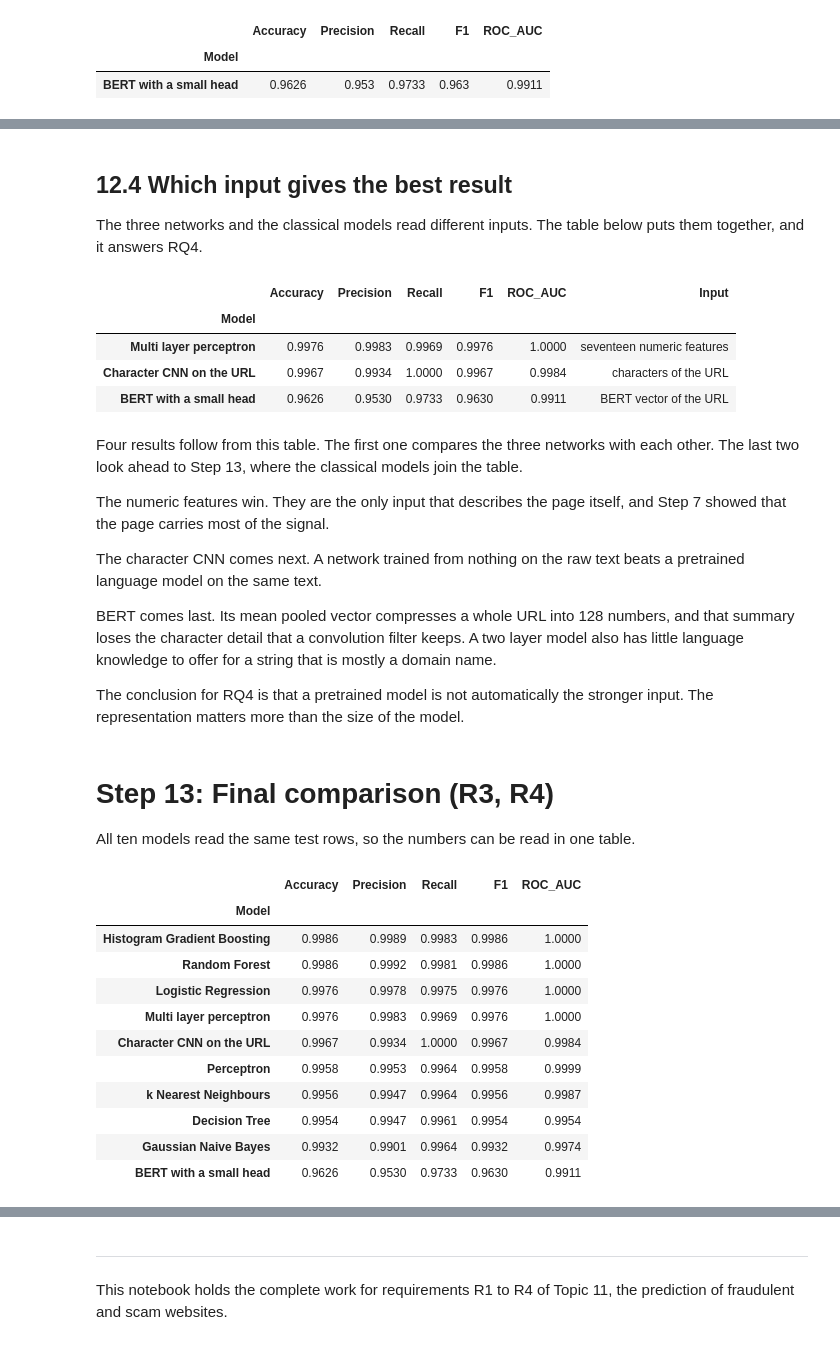
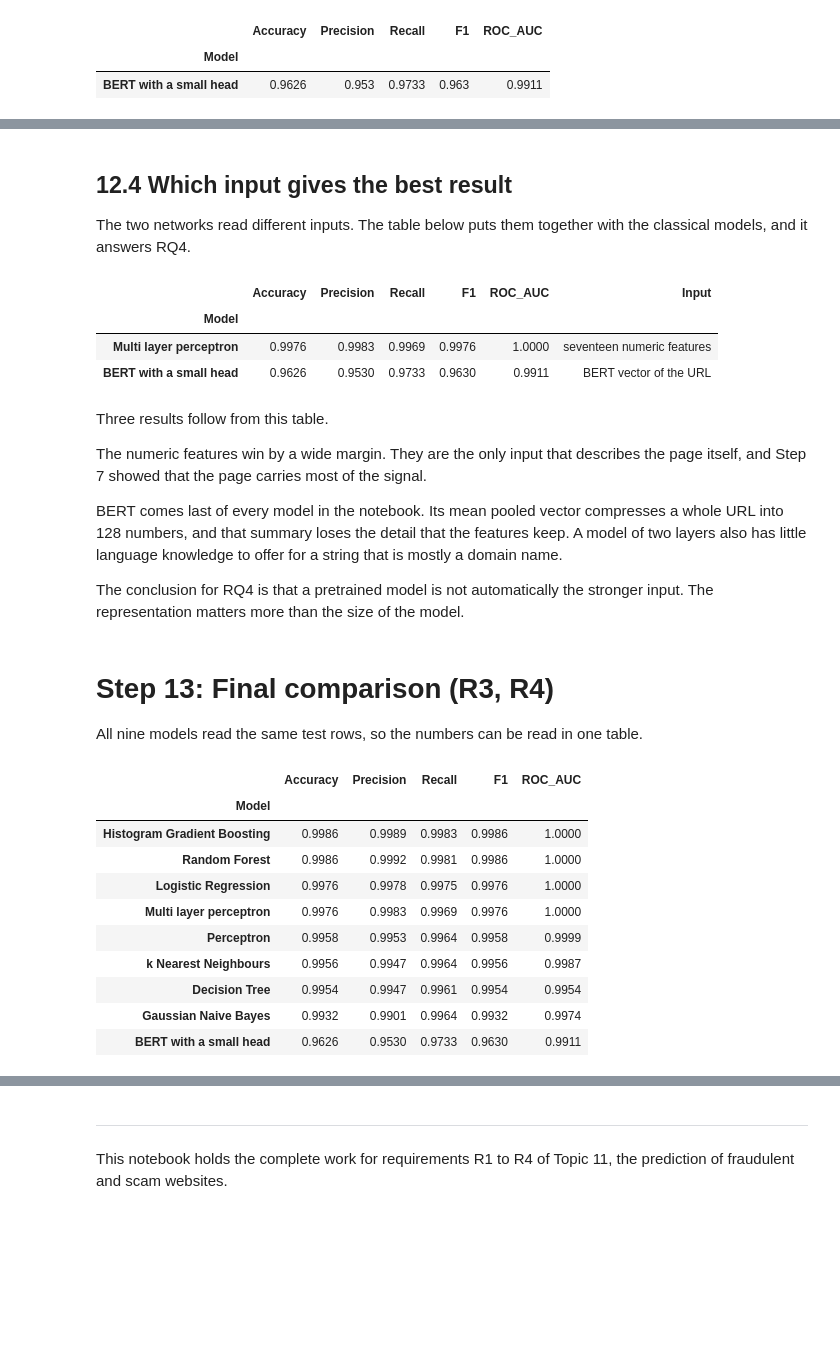
Before and after one commit to Sakib-Dalal/DMML-CourseWork01, a Jupyter notebook: DataMining&MachineLearning_Coursework_01.ipynb, the cells around one changed output, grey strips where cells are left out. Saved outputs shown, nothing was run; the diff lists cells and outputs as text; code cells hidden in the pictures; blank space fills up the shorter version.

Commit message:
refactor: remove the character CNN from the neural network step

```diff
--- a/DataMining&MachineLearning_Coursework_01.ipynb
+++ b/DataMining&MachineLearning_Coursework_01.ipynb
@@ -1303,42 +1194,37 @@ pd.DataFrame([cnn_result]).set_index("Model").round(4)
 # %% [markdown]
 ## 12.4 Which input gives the best result
 
-The three networks and the classical models read different inputs. The table below puts
-them together, and it answers RQ4.
+The two networks read different inputs. The table below puts them together with the
+classical models, and it answers RQ4.
 # %%
 pd.DataFrame([
     {**mlp_result, "Input": "seventeen numeric features"},
-    {**cnn_result, "Input": "characters of the URL"},
     {**bert_result, "Input": "BERT vector of the URL"},
 ]).set_index("Model").round(4).sort_values("F1", ascending=False)
 # %% [output]
 |  | Accuracy | Precision | Recall | F1 | ROC_AUC | Input |
 | Model |  |  |  |  |  |  |
 | Multi layer perceptron | 0.9976 | 0.9983 | 0.9969 | 0.9976 | 1.0000 | seventeen numeric features |
-| Character CNN on the URL | 0.9967 | 0.9934 | 1.0000 | 0.9967 | 0.9984 | characters of the URL |
 | BERT with a small head | 0.9626 | 0.9530 | 0.9733 | 0.9630 | 0.9911 | BERT vector of the URL |
 # %% [markdown]
-Four results follow from this table. The first one compares the three networks with each
-other. The last two look ahead to Step 13, where the classical models join the table.
+Three results follow from this table.
 
-The numeric features win. They are the only input that describes the page itself, and Step
-7 showed that the page carries most of the signal.
+The numeric features win by a wide margin. They are the only input that describes the page
+itself, and Step 7 showed that the page carries most of the signal.
 
-The character CNN comes next. A network trained from nothing on the raw text beats a
-pretrained language model on the same text.
-
-BERT comes last. Its mean pooled vector compresses a whole URL into 128 numbers, and that
-summary loses the character detail that a convolution filter keeps. A two layer model also
-has little language knowledge to offer for a string that is mostly a domain name.
+BERT comes last of every model in the notebook. Its mean pooled vector compresses a whole
+URL into 128 numbers, and that summary loses the detail that the features keep. A model of
+two layers also has little language knowledge to offer for a string that is mostly a domain
+name.
 
 The conclusion for RQ4 is that a pretrained model is not automatically the stronger input.
 The representation matters more than the size of the model.
 # %% [markdown]
 # Step 13: Final comparison (R3, R4)
 
-All ten models read the same test rows, so the numbers can be read in one table.
+All nine models read the same test rows, so the numbers can be read in one table.
 # %%
-neural_results = pd.DataFrame([mlp_result, cnn_result, bert_result]).set_index("Model")
+neural_results = pd.DataFrame([mlp_result, bert_result]).set_index("Model")
 
 all_results = pd.concat([classical_results, neural_results])
 all_results = all_results.round(4).sort_values("F1", ascending=False)
@@ -1351,7 +1237,6 @@ all_results
 | Random Forest | 0.9986 | 0.9992 | 0.9981 | 0.9986 | 1.0000 |
 | Logistic Regression | 0.9976 | 0.9978 | 0.9975 | 0.9976 | 1.0000 |
 | Multi layer perceptron | 0.9976 | 0.9983 | 0.9969 | 0.9976 | 1.0000 |
-| Character CNN on the URL | 0.9967 | 0.9934 | 1.0000 | 0.9967 | 0.9984 |
 | Perceptron | 0.9958 | 0.9953 | 0.9964 | 0.9958 | 0.9999 |
 | k Nearest Neighbours | 0.9956 | 0.9947 | 0.9964 | 0.9956 | 0.9987 |
 | Decision Tree | 0.9954 | 0.9947 | 0.9961 | 0.9954 | 0.9954 |
```
Also changed, not shown: parts of 10 cells of this notebook, 1 other file.
